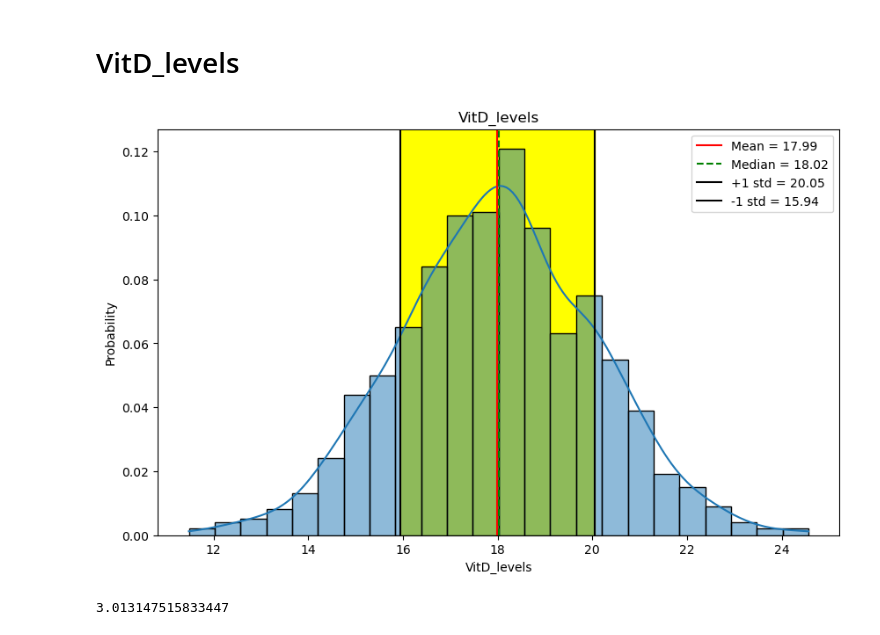
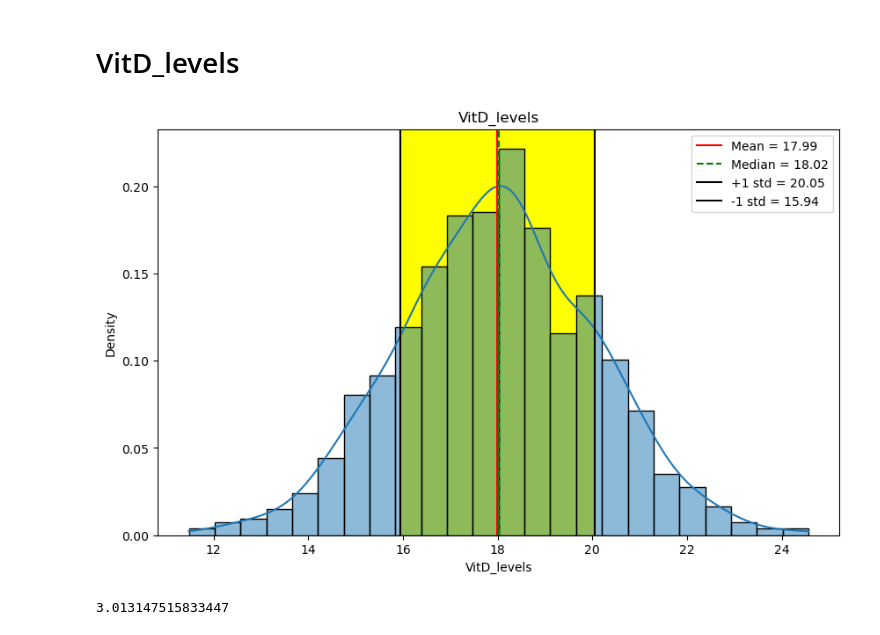
Before and after one commit to Numann-Malik/Describing-Distributions, a Jupyter notebook: Describing_Distributions.ipynb, the cells around one changed output. Cells and saved outputs as stored; diff of their text form; code cells hidden in the pictures.

```diff
--- a/Describing_Distributions.ipynb
+++ b/Describing_Distributions.ipynb
@@ -33,22 +31,22 @@ We also answer the following questions:
 # %%
 col = 'VitD_levels'
 feature = df[col]
 mean = feature.mean()
 median = feature.median()
 std = feature.std()
 plus_one_std = mean + std
 minus_one_std = mean - std
 fig,ax = plt.subplots(figsize=(10,6))
-sns.histplot(feature ,ax=ax,stat='probability', kde = True)
+sns.histplot(feature ,ax=ax,stat='density', kde = True)
 ax.axvline(mean, color = 'red',label=f'Mean = {mean:,.2f}')
 ax.axvline(median, ls='--', color = 'green', label = f'Median = {median:,.2f}')
 ax.axvline(plus_one_std, color = 'black',label=f'+1 std = {plus_one_std:,.2f}')
 ax.axvline(minus_one_std, color = 'black', label = f'-1 std = {minus_one_std:,.2f}')
 ax.axvspan(plus_one_std, minus_one_std, color = 'yellow', zorder = 0)
 ax.set_title(f'{col}')
 ax.legend();
 # %% [output]
-[figure, old version]
+[figure, new version]
 # %%
 kurt = stats.kurtosis(df[col], fisher = False)
 kurt
```
Also changed, not shown: parts of 3 cells of this notebook.
